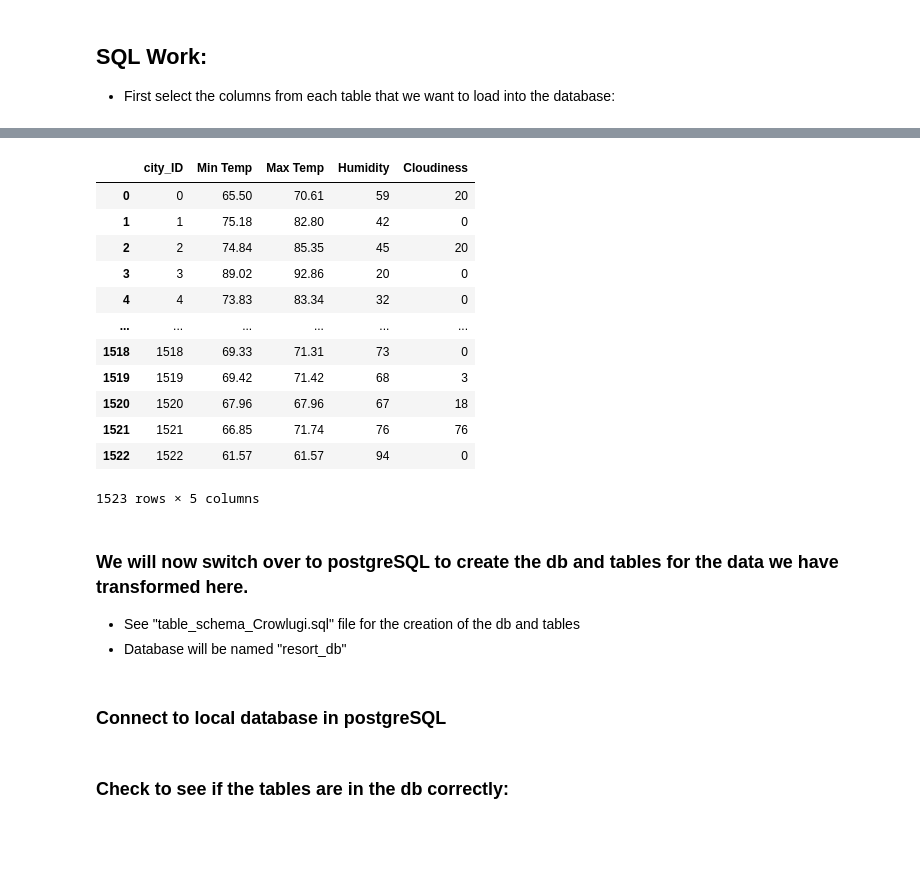
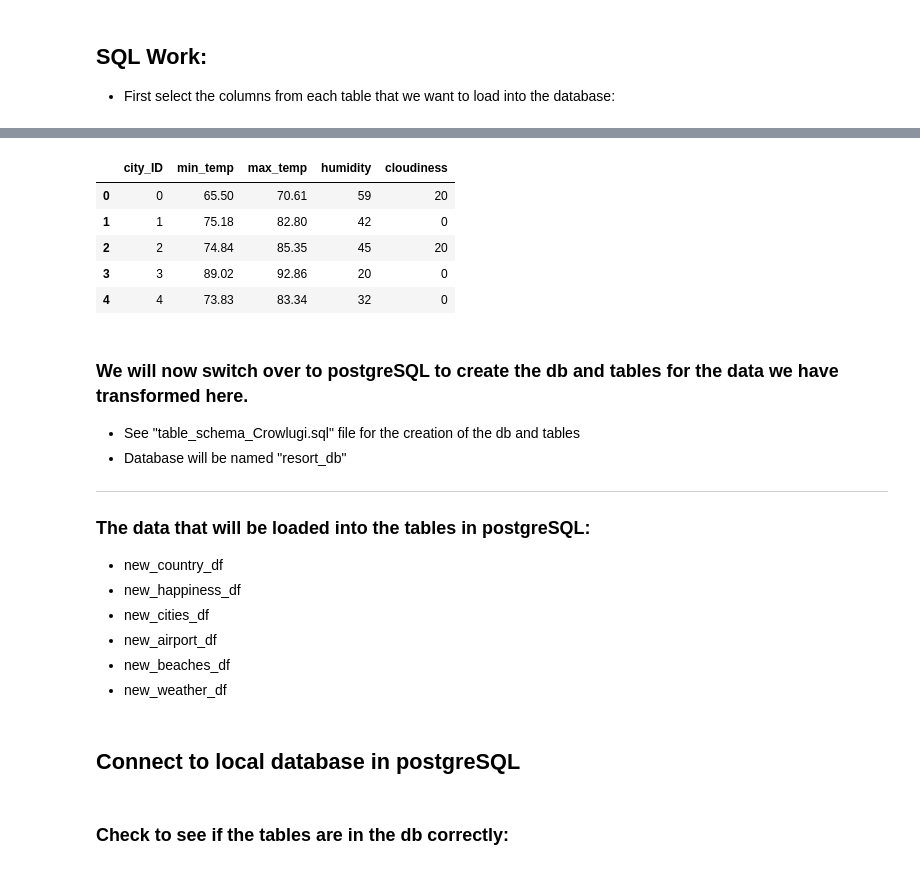
Before and after one commit to zwcrowley/Project_2_ETL_KPflugi_ZCrowley, a Jupyter notebook: zack_api_etl_proj2.ipynb, the cells around one changed output, grey strips where cells are left out. Cells and saved outputs as stored; diff of their text form; code cells hidden in the pictures; blank space fills up the shorter version.

Commit message:
db and tables created in sql

```diff
--- a/zack_api_etl_proj2.ipynb
+++ b/zack_api_etl_proj2.ipynb
@@ -604,27 +585,30 @@ new_beaches_df
 # %%
 # Weather data:
 new_weather_df = weather_df[['city_ID', 'Min Temp', 'Max Temp', 'Humidity', 'Cloudiness']].copy()
-new_weather_df
+new_weather_df = new_weather_df.rename(columns={'Min Temp': 'min_temp', 'Max Temp': 'max_temp','Humidity':'humidity', 'Cloudiness':'cloudiness'})
+new_weather_df.head()
 # %% [output]
-|  | city_ID | Min Temp | Max Temp | Humidity | Cloudiness |
+|  | city_ID | min_temp | max_temp | humidity | cloudiness |
 | 0 | 0 | 65.50 | 70.61 | 59 | 20 |
 | 1 | 1 | 75.18 | 82.80 | 42 | 0 |
 | 2 | 2 | 74.84 | 85.35 | 45 | 20 |
 | 3 | 3 | 89.02 | 92.86 | 20 | 0 |
 | 4 | 4 | 73.83 | 83.34 | 32 | 0 |
-| ... | ... | ... | ... | ... | ... |
-| 1518 | 1518 | 69.33 | 71.31 | 73 | 0 |
-| 1519 | 1519 | 69.42 | 71.42 | 68 | 3 |
-| 1520 | 1520 | 67.96 | 67.96 | 67 | 18 |
-| 1521 | 1521 | 66.85 | 71.74 | 76 | 76 |
-| 1522 | 1522 | 61.57 | 61.57 | 94 | 0 |
-1523 rows × 5 columns
 # %% [markdown]
 ### We will now switch over to postgreSQL to create the db and tables for the data we have transformed here.
 - See "table_schema_Crowlugi.sql" file for the creation of the db and tables
 - Database will be named "resort_db"
+
+----
+### The data that will be loaded into the tables in postgreSQL:
+- new_country_df
+- new_happiness_df
+- new_cities_df
+- new_airport_df
+- new_beaches_df
+- new_weather_df
 # %% [markdown]
-### Connect to local database in postgreSQL
+## Connect to local database in postgreSQL
 # %%
 protocol = 'postgresql'
 username = 'postgres'
```
Also changed, not shown: parts of 10 cells of this notebook, 1 other file.
